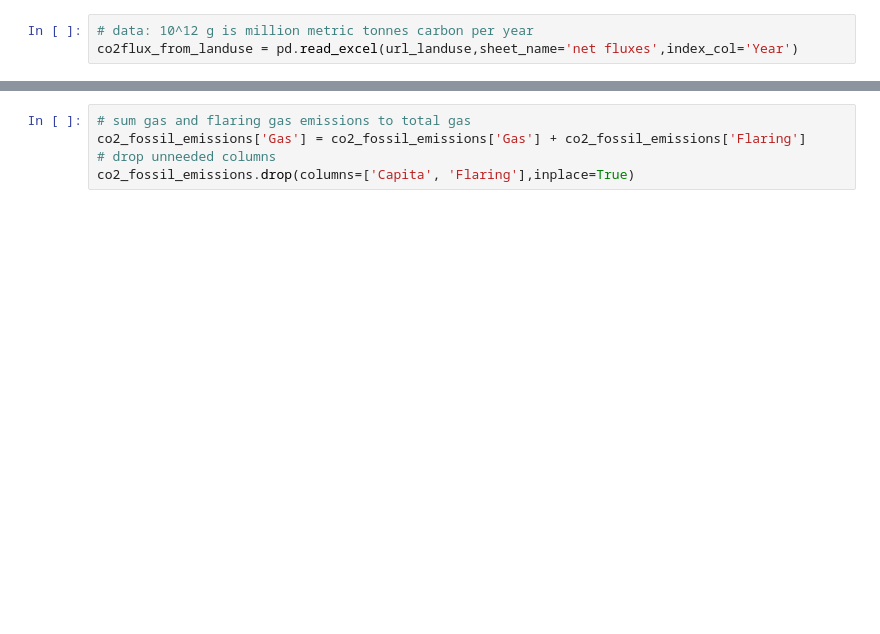
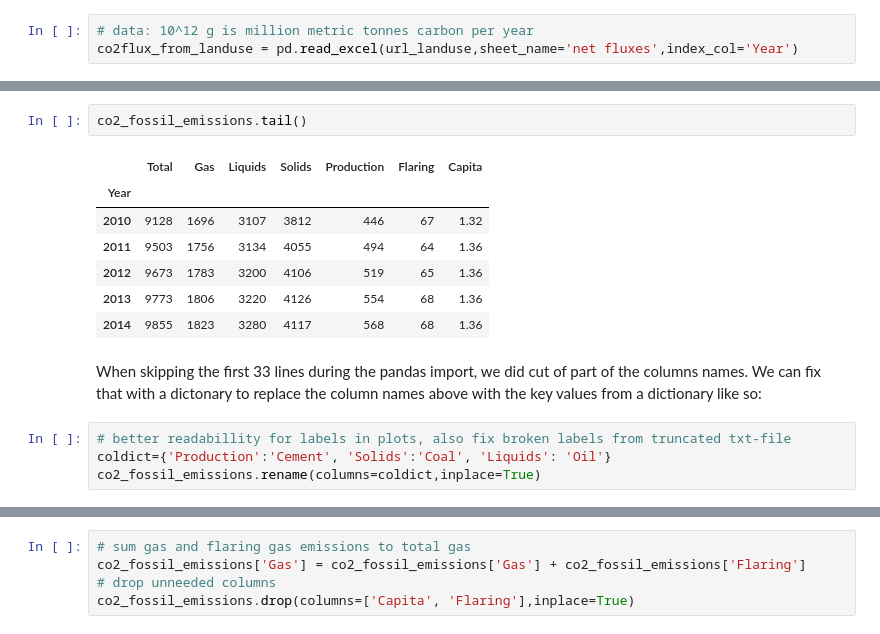
Before and after one commit to DocEpsilon/CO2-emissions-by-sources, a Jupyter notebook: Global CO2-Emissions incl Landuse.ipynb, the cells around one changed output, grey strips where cells are left out. Saved outputs shown, nothing was run; the diff lists cells and outputs as text; blank space fills up the shorter version.

```diff
--- a/Global CO2-Emissions incl Landuse.ipynb
+++ b/Global CO2-Emissions incl Landuse.ipynb
@@ -50,0 +90,16 @@ co2flux_from_landuse.tail()
+# %%
+co2_fossil_emissions.tail()
+# %% [output]
+|  | Total | Gas | Liquids | Solids | Production | Flaring | Capita |
+| Year |  |  |  |  |  |  |  |
+| 2010 | 9128 | 1696 | 3107 | 3812 | 446 | 67 | 1.32 |
+| 2011 | 9503 | 1756 | 3134 | 4055 | 494 | 64 | 1.36 |
+| 2012 | 9673 | 1783 | 3200 | 4106 | 519 | 65 | 1.36 |
+| 2013 | 9773 | 1806 | 3220 | 4126 | 554 | 68 | 1.36 |
+| 2014 | 9855 | 1823 | 3280 | 4117 | 568 | 68 | 1.36 |
+# %% [markdown]
+When skipping the first 33 lines during the pandas import, we did cut of part of the columns names. We can fix that with a dictonary to replace the column names above with the key values from a dictionary like so:
+# %%
+# better readabillity for labels in plots, also fix broken labels from truncated txt-file
+coldict={'Production':'Cement', 'Solids':'Coal', 'Liquids': 'Oil'}
+co2_fossil_emissions.rename(columns=coldict,inplace=True)
```
Also changed, not shown: parts of 40 cells of this notebook.
